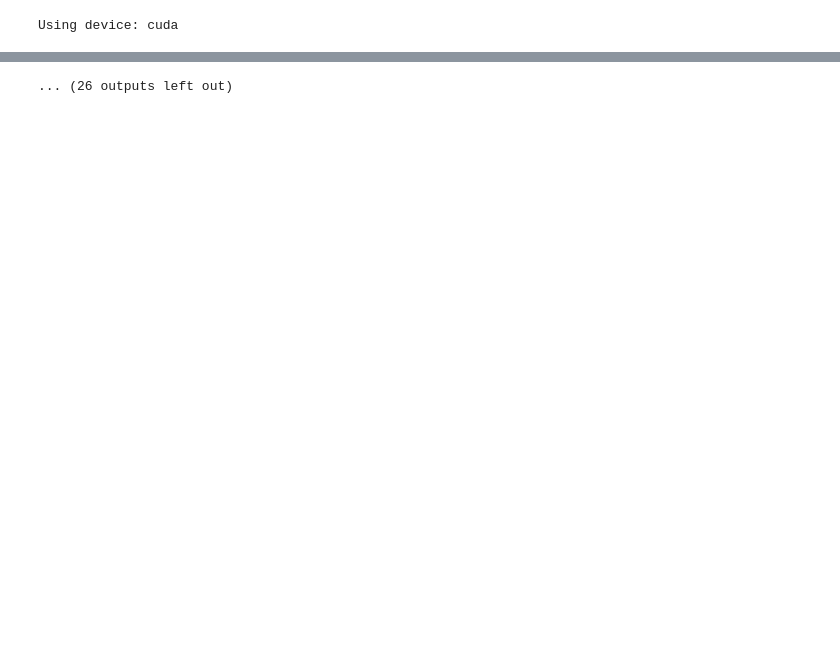
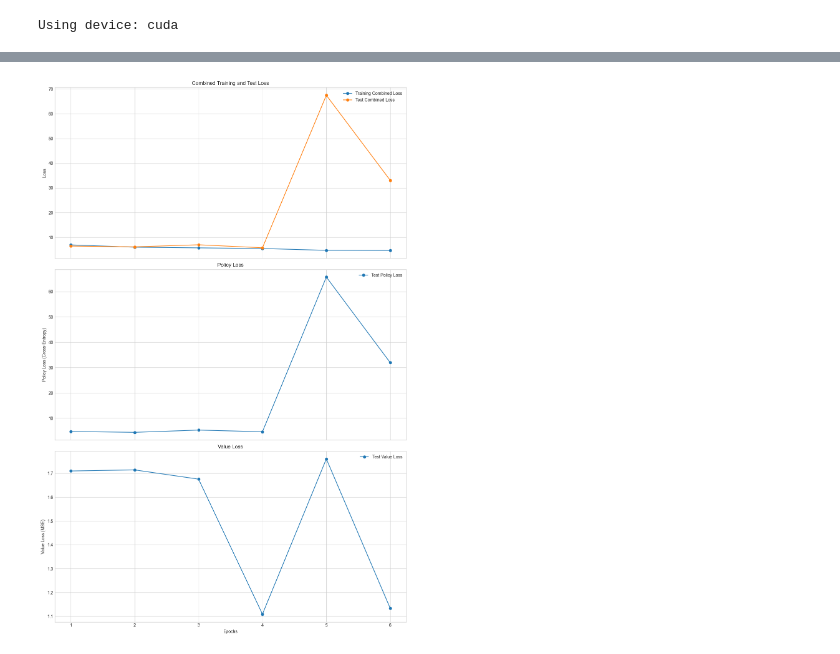
Before and after one commit to hongttisme/Advance_Machine_Learning_Project, a Jupyter notebook: originalModelValidation.ipynb, the cells around one changed output, grey strips where cells are left out. Saved outputs shown, nothing was run; the diff lists cells and outputs as text; code cells hidden in the pictures; blank space fills up the shorter version.

```diff
--- a/originalModelValidation.ipynb
+++ b/originalModelValidation.ipynb
@@ -88,14 +88,14 @@ def collate_graph_data(batch):
 # --- End of Placeholder Definitions ---
 
 
-def evaluate_and_plot(checkpoint_dir='checkpoints'):
+def evaluate_and_plot(checkpoint_dir='checkpoints_testing'):
     """
     Loads trained models from checkpoints, evaluates them on the test set,
     and plots the training and test losses.
     """
     NODE_IN_FEATURES = 21
     EDGE_IN_FEATURES = 11
-    GNN_NODE_OUT_FEATURES = 56
+    GNN_NODE_OUT_FEATURES = 64
     NUM_POSSIBLE_MOVES = 1792
 
     BATCH_SIZE = 128
@@ -141,7 +141,7 @@ def evaluate_and_plot(checkpoint_dir='checkpoints'):
 
     checkpoint_files = sorted(
         [f for f in os.listdir(checkpoint_dir) if f.endswith('.pth')],
-        key=lambda x: int(x.split('_')[-1].split('.')[0])
+        key=lambda x: -int(x.split('_')[-1].split('.')[0] )
     )
 
     if not checkpoint_files:
@@ -182,7 +182,7 @@ def evaluate_and_plot(checkpoint_dir='checkpoints'):
         a += 1
 
         with torch.no_grad():
-            progress_bar = tqdm(test_loader, desc=f"checkpoint [{a}]", leave=False)
+            progress_bar = tqdm(test_loader, desc=f"checkpoint [{len(checkpoint_files) - a +1}]", leave=False)
             for batched_graph_data, policy_targets, value_targets in progress_bar:
                 node_features = batched_graph_data["node_feature_matrix"].to(device)
                 edge_features = batched_graph_data["edge_feature_matrix"].to(device)
@@ -217,7 +217,7 @@ def evaluate_and_plot(checkpoint_dir='checkpoints'):
         history['test_policy_loss'].append(avg_policy_loss)
         history['test_value_loss'].append(avg_value_loss)
 
-        print(f"Epoch {epoch}: Train Loss: {checkpoint.get('loss'):.4f}, Test Loss: {avg_test_loss:.4f}, Test Policy Loss: {avg_policy_loss:.4f}, Test Value Loss: {avg_value_loss:.4f}")
+        print(f"{checkpoint_file}: Train Loss: {checkpoint.get('loss'):.4f}, Test Loss: {avg_test_loss:.4f}, Test Policy Loss: {avg_policy_loss:.4f}, Test Value Loss: {avg_value_loss:.4f}")
 
     # --- Plotting ---
     plt.style.use('seaborn-v0_8-whitegrid')
@@ -268 +264 @@ Epoch 11: Train Loss: 3.7824, Test Loss: 3.8245, Test Policy Loss: 2.8950, Test
-... (26 outputs left out)
+[figure, added]
```
Also changed, not shown: parts of 1 cell of this notebook, 10 other files.
